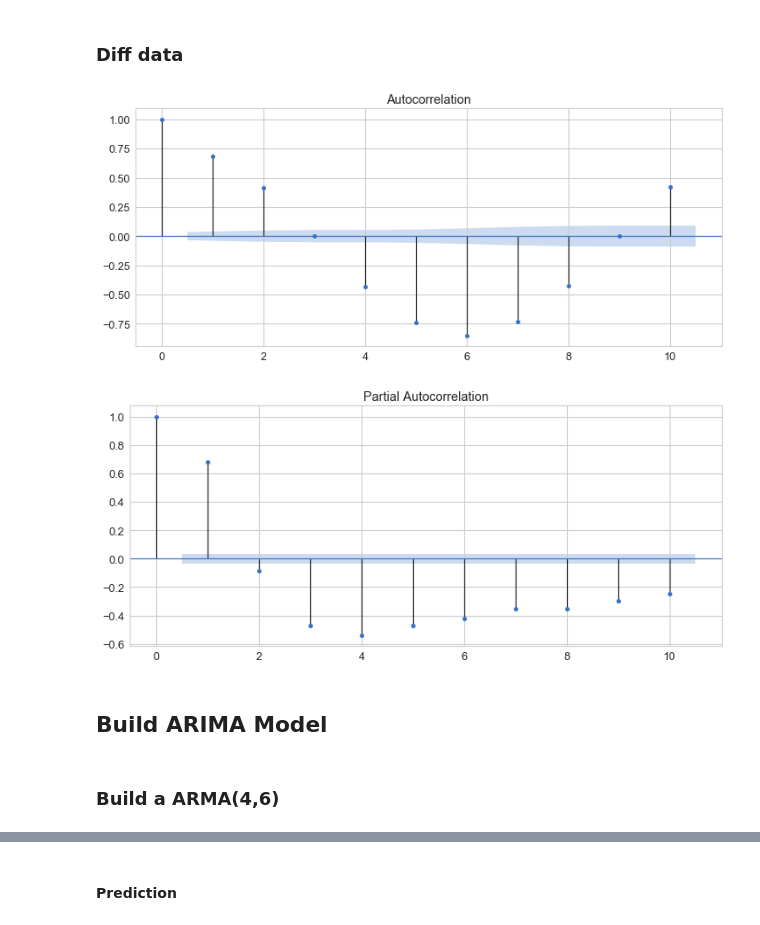
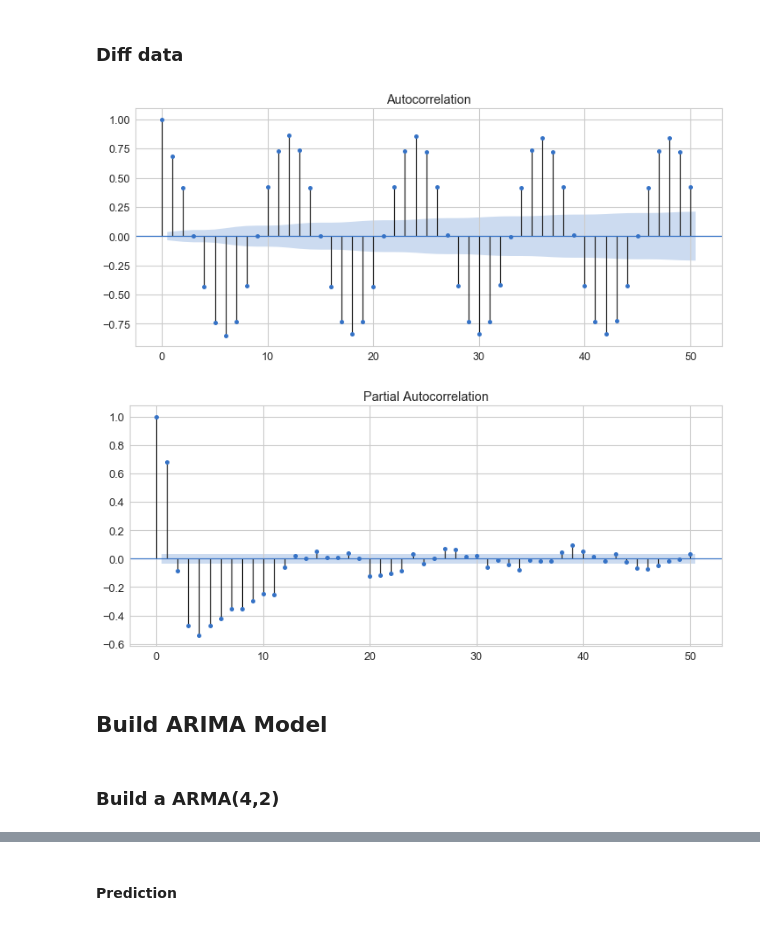
Before and after one commit to Arorazafin/ML-Supvervised-TimeSeries-LSTM, a Jupyter notebook: ts-climateChange.ipynb, the cells around one changed output, grey strips where cells are left out. Saved outputs shown, nothing was run; the diff lists cells and outputs as text; code cells hidden in the pictures.

```diff
--- a/ts-climateChange.ipynb
+++ b/ts-climateChange.ipynb
@@ -267,20 +267,20 @@ plt.show()
 ### Diff data
 # %%
 fig, ax = plt.subplots(figsize=(12,5))
-plot_acf(tempDiff.values, lags=10, ax=ax)
+plot_acf(tempDiff.values, lags=50, ax=ax)
 plt.show()
 # %% [output]
-[figure, old version]
+[figure, new version]
 # %%
 fig, ax = plt.subplots(figsize=(12,5))
-plot_pacf(tempDiff.values, lags=10, ax=ax)
+plot_pacf(tempDiff.values, lags=50, ax=ax)
 plt.show()
 # %% [output]
-[figure, old version]
+[figure, new version]
 # %% [markdown]
 ## Build ARIMA Model
 # %% [markdown]
-### Build a ARMA(4,6)
+### Build a ARMA(4,2)
 # %%
 from statsmodels.tsa.arima_model import ARMA
 
```
Also changed, not shown: parts of 9 cells of this notebook.
